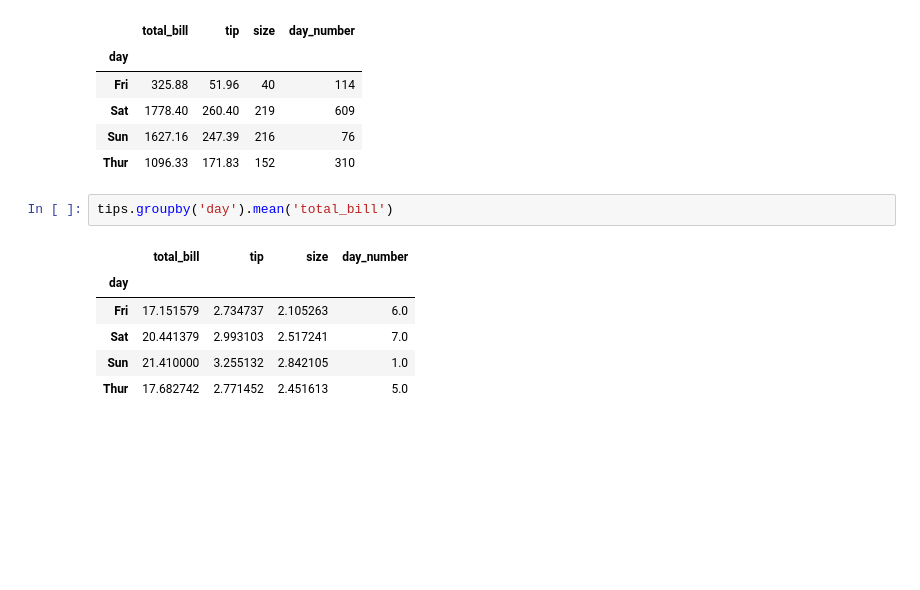
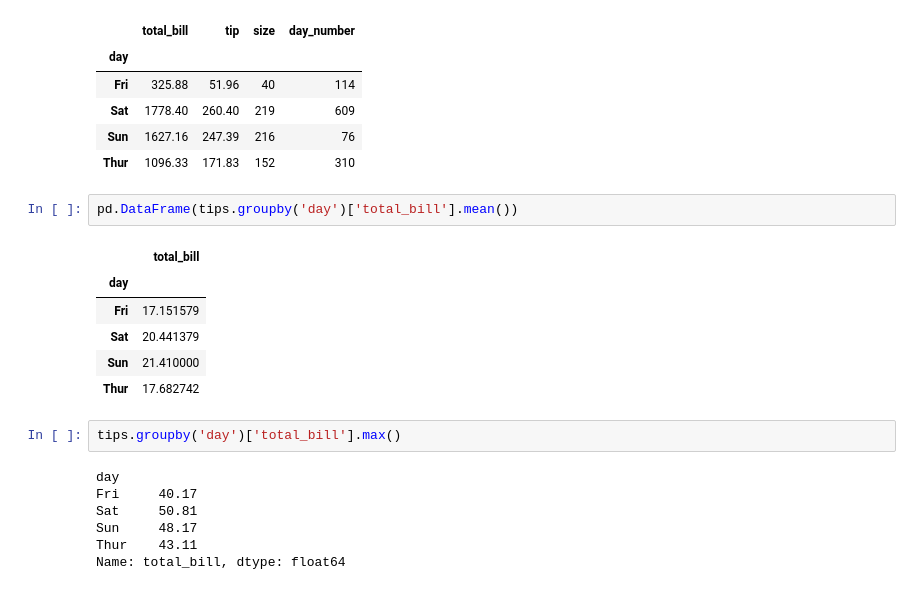
Before and after one commit to gnlins/AulaGit_Santander2024, a Jupyter notebook: notebook.ipynb, the cells around one changed output. Drawn from its saved outputs; the diff is of its cells as text; blank space fills up the shorter version.

```diff
--- a/notebook.ipynb
+++ b/notebook.ipynb
@@ -140,12 +162,21 @@ tips.groupby('day').sum('total_bill')
 | Sat | 1778.40 | 260.40 | 219 | 609 |
 | Sun | 1627.16 | 247.39 | 216 | 76 |
 | Thur | 1096.33 | 171.83 | 152 | 310 |
+# %%
+pd.DataFrame(tips.groupby('day')['total_bill'].mean())
+# %% [output]
+|  | total_bill |
+| day |  |
+| Fri | 17.151579 |
+| Sat | 20.441379 |
+| Sun | 21.410000 |
+| Thur | 17.682742 |
 # %%
-tips.groupby('day').mean('total_bill')
+tips.groupby('day')['total_bill'].max()
 # %% [output]
-|  | total_bill | tip | size | day_number |
-| day |  |  |  |  |
-| Fri | 17.151579 | 2.734737 | 2.105263 | 6.0 |
-| Sat | 20.441379 | 2.993103 | 2.517241 | 7.0 |
-| Sun | 21.410000 | 3.255132 | 2.842105 | 1.0 |
-| Thur | 17.682742 | 2.771452 | 2.451613 | 5.0 |
+day
+Fri     40.17
+Sat     50.81
+Sun     48.17
+Thur    43.11
+Name: total_bill, dtype: float64
```
Also changed, not shown: parts of 4 cells of this notebook.
